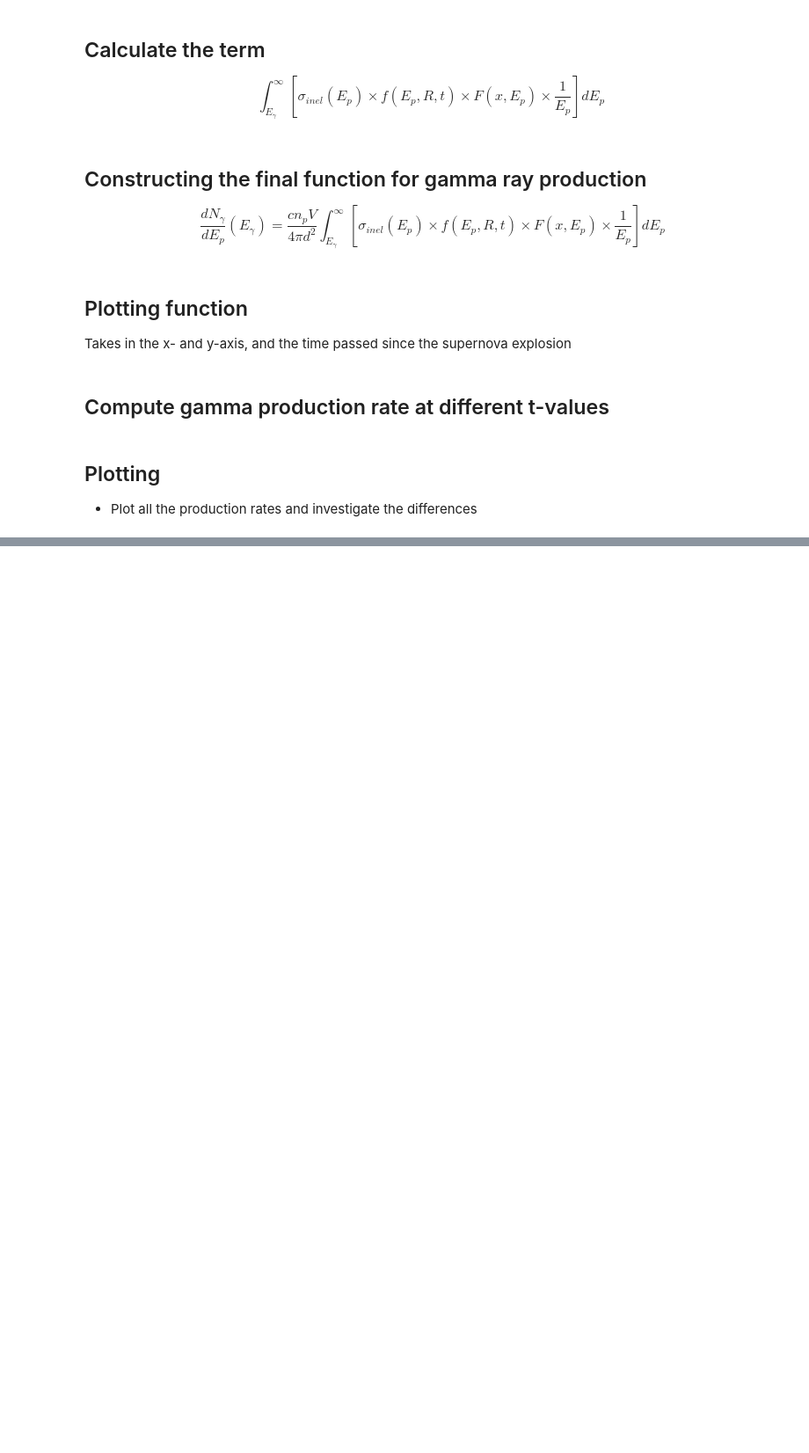
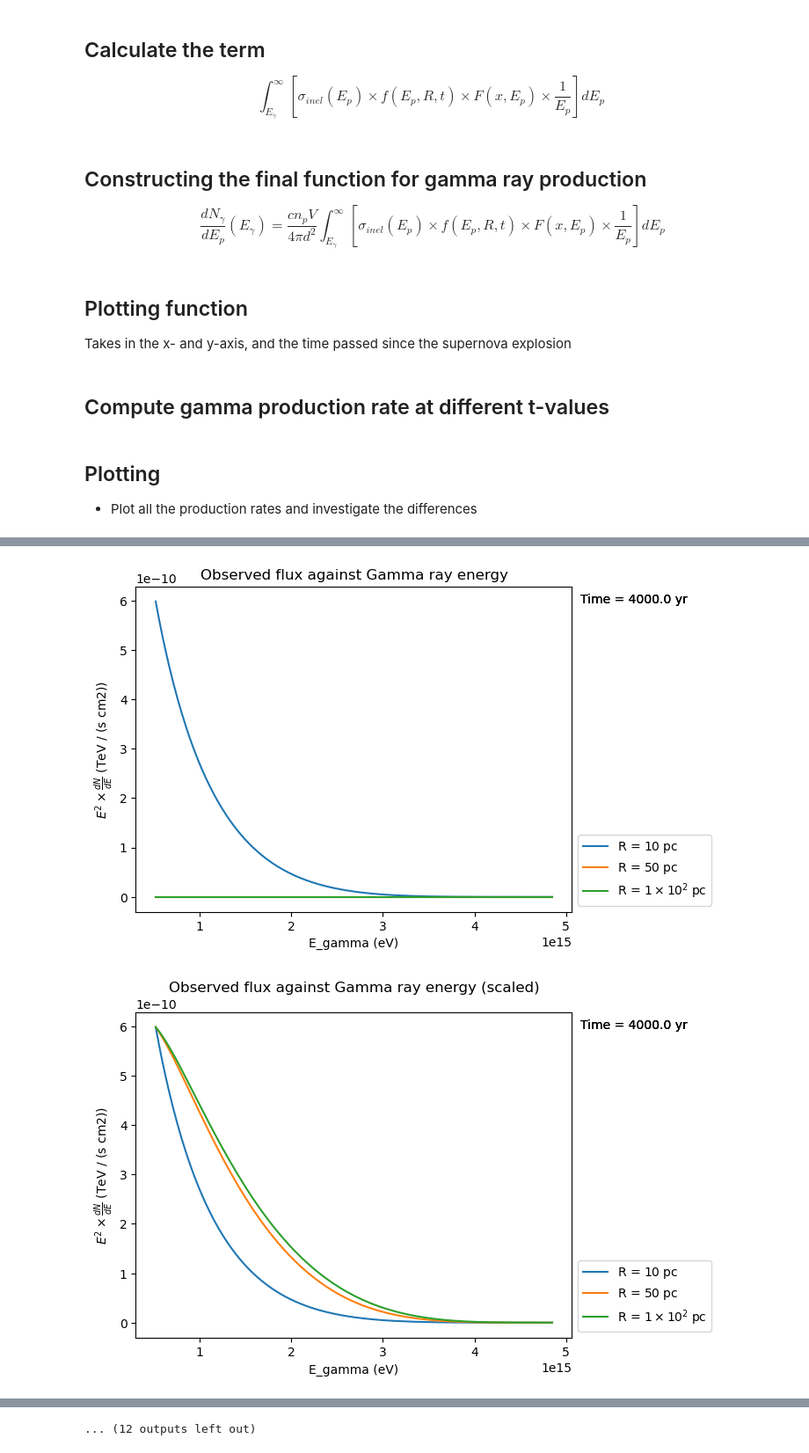
Before and after one commit to JoeBannouna/snr-prac, a Jupyter notebook: GammaDistribution.ipynb, the cells around one changed output, grey strips where cells are left out. Shown at 88% size. Saved outputs shown, nothing was run; the diff lists cells and outputs as text; code cells hidden in the pictures; blank space fills up the shorter version.

```diff
--- a/GammaDistribution.ipynb
+++ b/GammaDistribution.ipynb
@@ -252,0 +356,17 @@ plt.show()
+# %%
+# Log plot (scaled)
+def logPlotScaledRVariance(radial_variance_data):
+  index = 1
+  biggest_max = None
+
+  plt.figure()
+  for E_gamma_logspace, result_arr, radial_distance_parameter in zip(radial_variance_data["E_gamma_logspace_list"], radial_variance_data["result_arr_list"], radial_variance_data["radial_distance_parameter_list"]):
+    max_E_flux = plotGammaProductionRate(E_gamma_logspace, result_arr, radial_variance_data["time_parameter"], radial_distance_parameter, "log", showInfo=True, label="R", plottingMethod="plot", scaleBy=biggest_max)
+
+    if index == 1:
+      biggest_max = max_E_flux
+
+    index += 1
+  plt.title("Observed flux against Gamma ray energy (scaled)")
+  plt.legend(loc='lower left', bbox_to_anchor=(1, 0))
+  plt.show()
@@ -252,0 +381,8 @@ plt.show()
+# %%
+radialVarianceComputations = []
+radialVarianceComputations.append(computeGammaProductionRateRVariance(4_000*u.yr))
+radialVarianceComputations.append(computeGammaProductionRateRVariance(10_000*u.yr))
+radialVarianceComputations.append(computeGammaProductionRateRVariance(20_000*u.yr))
+radialVarianceComputations.append(computeGammaProductionRateRVariance(30_000*u.yr))
+radialVarianceComputations.append(computeGammaProductionRateRVariance(40_000*u.yr))
+radialVarianceComputations.append(computeGammaProductionRateRVariance(50_000*u.yr))
@@ -252,0 +409,9 @@ plt.show()
+# %%
+for computation in radialVarianceComputations:
+  linearPlotRVariance(computation)
+  linearPlotScaledRVariance(computation)
+  logPlotRVariance(computation)
+  logPlotScaledRVariance(computation)
+# %% [output]
+[figure, added]
+[figure, added]
@@ -252,0 +428 @@ plt.show()
+... (12 outputs left out)
```
Also changed, not shown: parts of 21 cells of this notebook.
